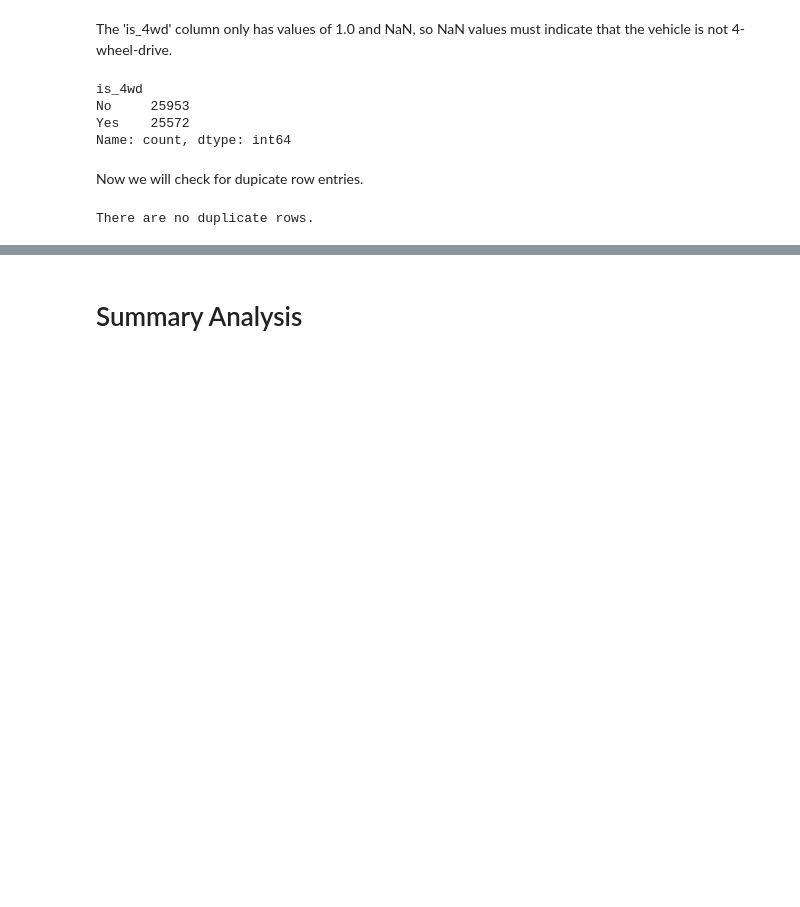
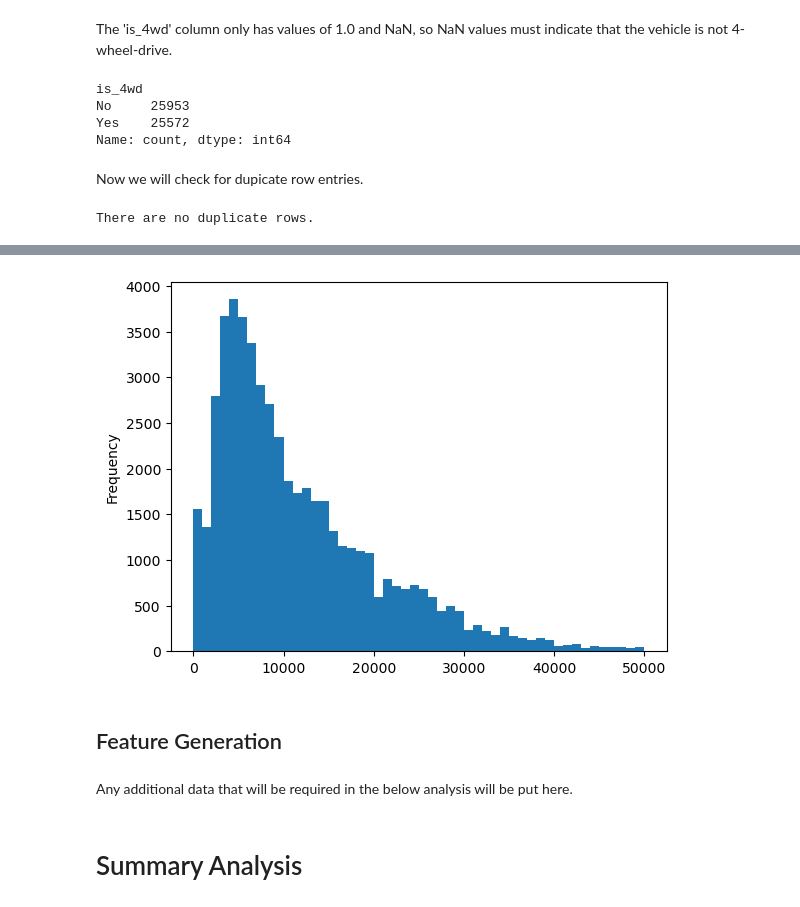
Before and after one commit to briantmcelroy/Sprint4App, a Jupyter notebook: notebooks/EDA.ipynb, the cells around one changed output, grey strips where cells are left out. Cells and saved outputs as stored; diff of their text form; code cells hidden in the pictures; blank space fills up the shorter version.

```diff
--- a/notebooks/EDA.ipynb
+++ b/notebooks/EDA.ipynb
@@ -92,0 +118,10 @@ There are no duplicate rows.
+# %%
+# Price overall distribution -- No fancy labels or editing
+df.query("price < 50000")['price'].plot(kind='hist', bins=50)
+plt.show()
+# %% [output]
+[figure, added]
+# %% [markdown]
+## Feature Generation
+# %% [markdown]
+Any additional data that will be required in the below analysis will be put here.
```
Also changed, not shown: parts of 26 cells of this notebook, 3 other files.
